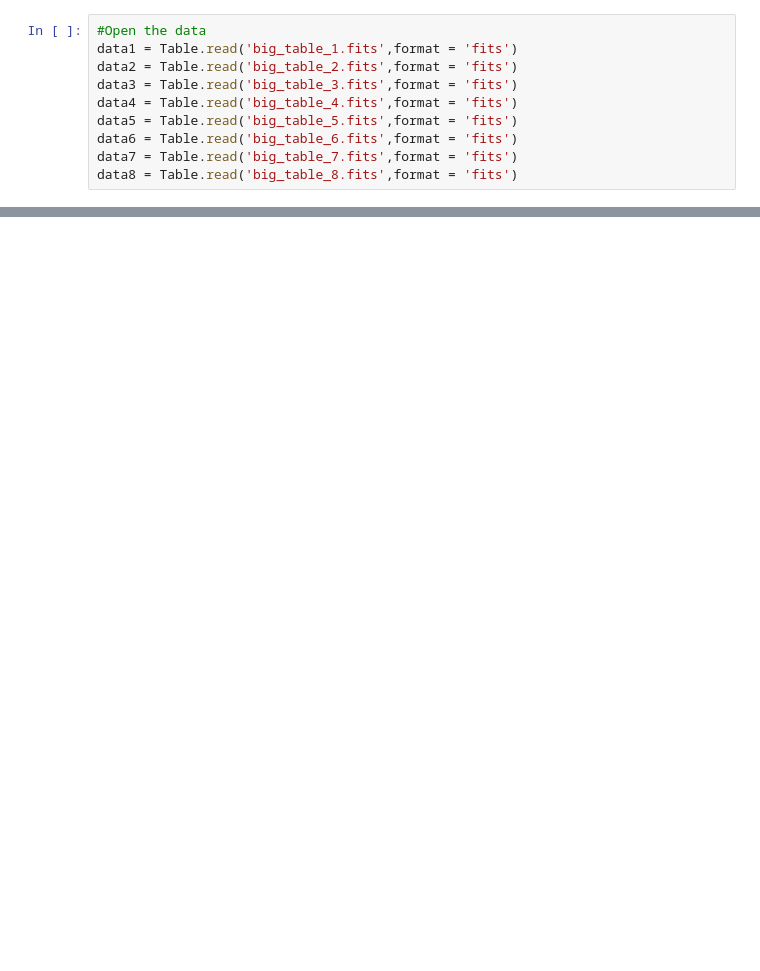
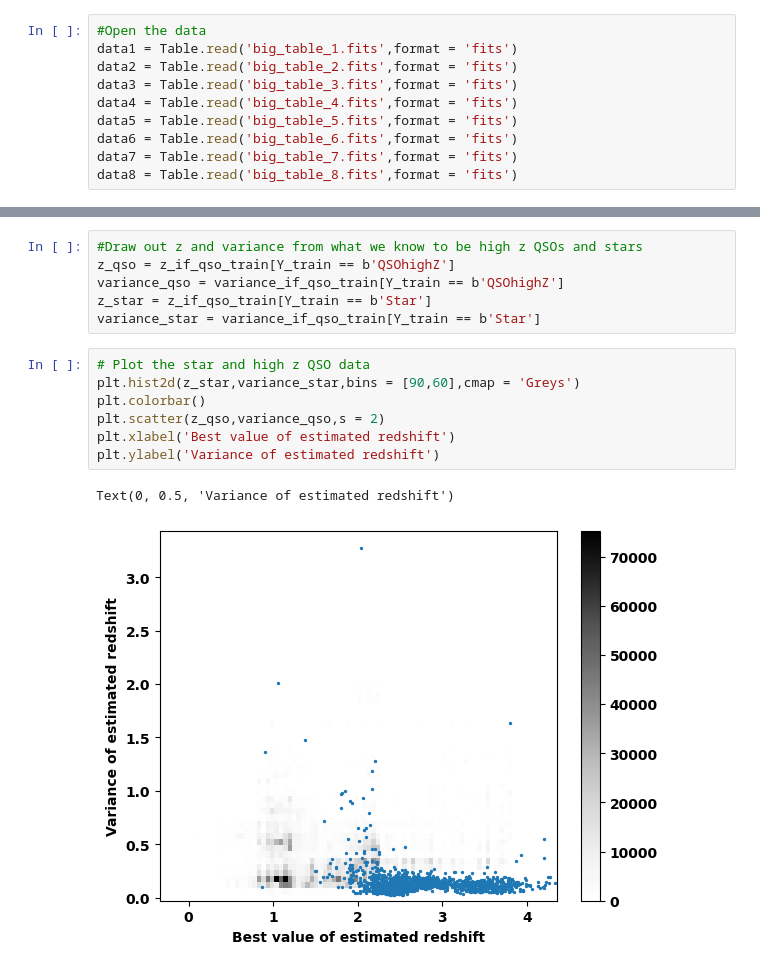
Before and after one commit to svejlgaard/high-z-qsos, a Jupyter notebook: classifier.ipynb, the cells around one changed output, grey strips where cells are left out. Drawn from its saved outputs; the diff is of its cells as text; blank space fills up the shorter version.

```diff
--- a/classifier.ipynb
+++ b/classifier.ipynb
@@ -137,0 +182,16 @@ Counter({'': 195190,
+# %%
+#Draw out z and variance from what we know to be high z QSOs and stars
+z_qso = z_if_qso_train[Y_train == b'QSOhighZ']
+variance_qso = variance_if_qso_train[Y_train == b'QSOhighZ']
+z_star = z_if_qso_train[Y_train == b'Star']
+variance_star = variance_if_qso_train[Y_train == b'Star']
+# %%
+# Plot the star and high z QSO data
+plt.hist2d(z_star,variance_star,bins = [90,60],cmap = 'Greys')
+plt.colorbar()
+plt.scatter(z_qso,variance_qso,s = 2)
+plt.xlabel('Best value of estimated redshift')
+plt.ylabel('Variance of estimated redshift')
+# %% [output]
+Text(0, 0.5, 'Variance of estimated redshift')
+[figure, added]
```
Also changed, not shown: parts of 30 cells of this notebook.
